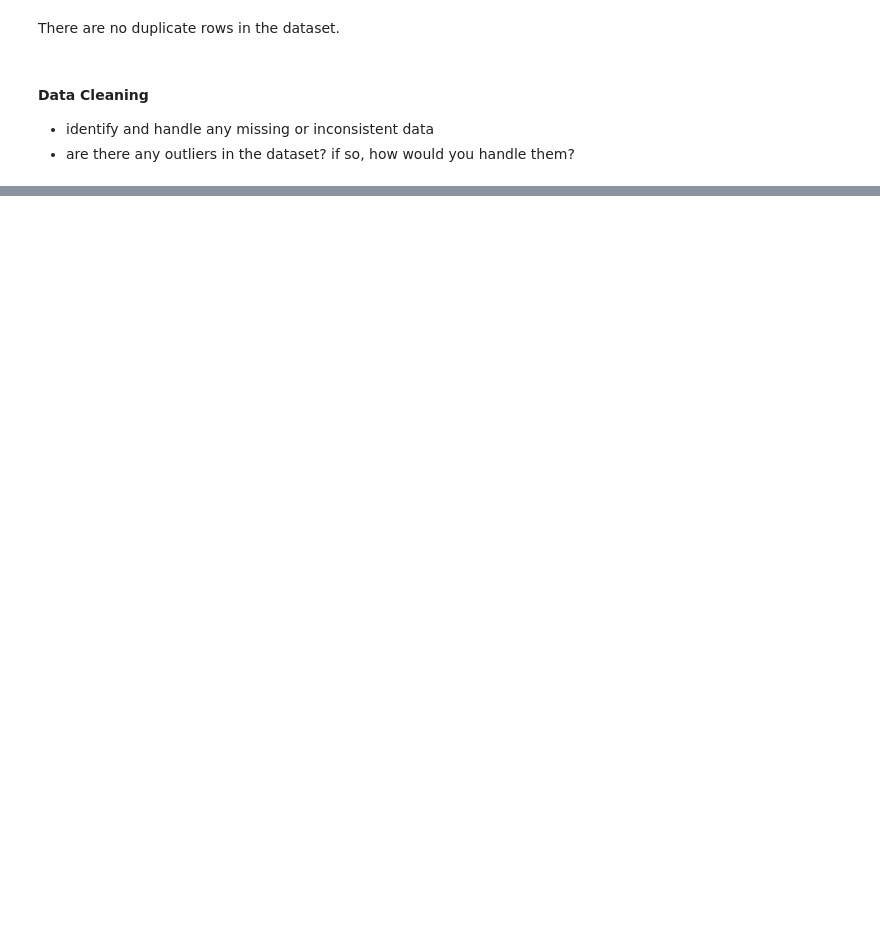
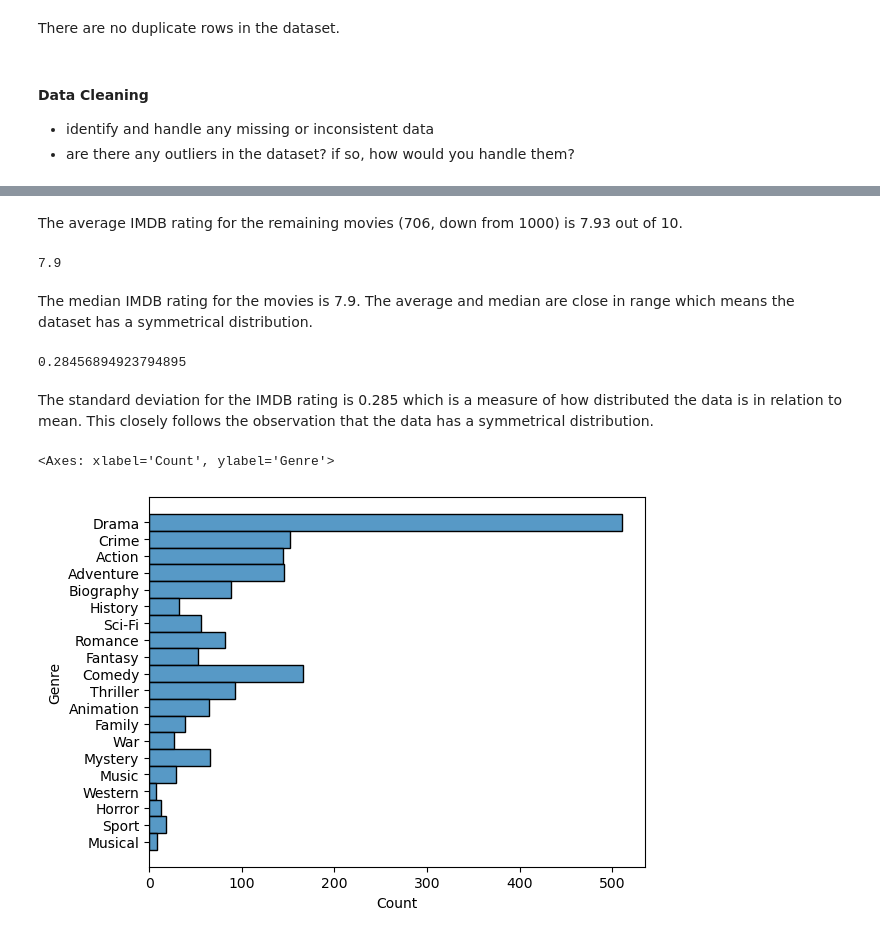
Before and after one commit to okashashuda/data-analysis-movies, a Jupyter notebook: movies-analysis.ipynb, the cells around one changed output, grey strips where cells are left out. Cells and saved outputs as stored; diff of their text form; code cells hidden in the pictures; blank space fills up the shorter version.

```diff
--- a/movies-analysis.ipynb
+++ b/movies-analysis.ipynb
@@ -73,0 +157,9 @@ data.sort_values(by=["Gross"], ascending=False)
+# %%
+# first, a copy of the dataset is made to modify its contents
+# second, split the 'Genre' column by its delimiter (comma and space)
+# third, explode list into separate rows (ie. if a movie is 'Romance, Comedy' then it will be broken into two rows,
+# one with 'Romance' the other with 'Comedy')
+# NOTE: this is an inaccurate representation of the number of rows in the original data set
+movie_genres = data.copy()
+movie_genres["Genre"] = movie_genres["Genre"].str.split(', ')
+movie_genres = movie_genres.explode("Genre")
@@ -73,0 +180,20 @@ data.sort_values(by=["Gross"], ascending=False)
+# %% [markdown]
+The average IMDB rating for the remaining movies (706, down from 1000) is 7.93 out of 10.
+# %%
+data["IMDB_Rating"].median()
+# %% [output]
+7.9
+# %% [markdown]
+The median IMDB rating for the movies is 7.9. The average and median are close in range which means the dataset has a symmetrical distribution.
+# %%
+data["IMDB_Rating"].std()
+# %% [output]
+0.28456894923794895
+# %% [markdown]
+The standard deviation for the IMDB rating is 0.285 which is a measure of how distributed the data is in relation to mean. This closely follows the observation that the data has a symmetrical distribution.
+# %%
+# x="Genre" creates a vertical graph, y="Genre" creates a horizontal graph
+sns.histplot(data = movie_genres, y="Genre")
+# %% [output]
+<Axes: xlabel='Count', ylabel='Genre'>
+[figure, added]
```
Also changed, not shown: parts of 29 cells of this notebook.
